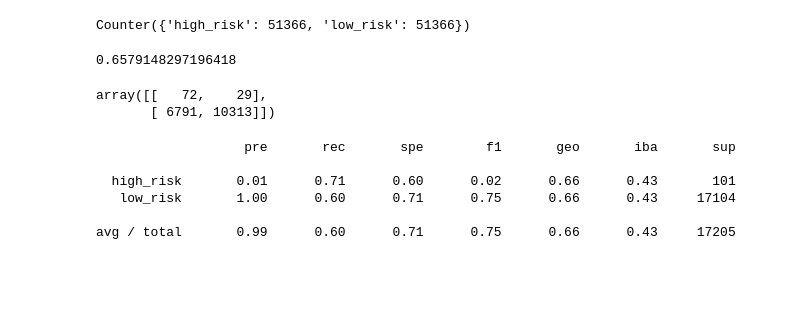
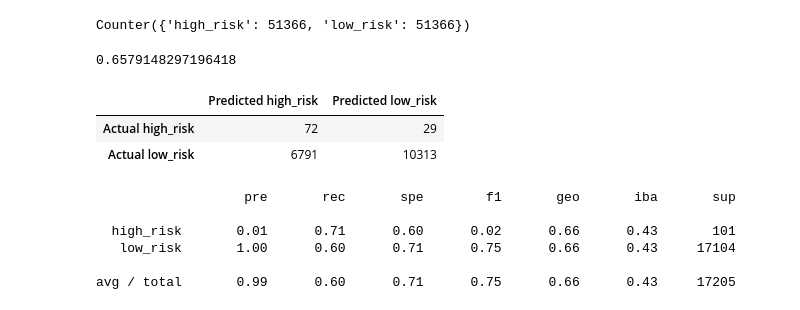
Before and after one commit to BHashemi2021/-Credit_Risk_Analysis, a Jupyter notebook: credit_risk_resampling.ipynb, the cells around one changed output. Drawn from its saved outputs; the diff is of its cells as text; code cells hidden in the pictures; blank space fills up the shorter version.

```diff
--- a/credit_risk_resampling.ipynb
+++ b/credit_risk_resampling.ipynb
@@ -163,11 +170,18 @@ balanced_accuracy_score(y_test, y_pred)
 # %%
 # Display the confusion matrix
 # YOUR CODE HERE
 from sklearn.metrics import confusion_matrix
-confusion_matrix(y_test, y_pred)
+cm = confusion_matrix(y_test, y_pred)
+
+
+# Creating a DataFrame from the confusion matrix.
+cmDF = pd.DataFrame(
+    cm, index=["Actual high_risk", "Actual low_risk"], columns=["Predicted high_risk", "Predicted low_risk"])
+cmDF
 # %% [output]
-array([[   72,    29],
-       [ 6791, 10313]])
+|  | Predicted high_risk | Predicted low_risk |
+| Actual high_risk | 72 | 29 |
+| Actual low_risk | 6791 | 10313 |
 # %%
 # Print the imbalanced classification report
 # YOUR CODE HERE
```
Also changed, not shown: parts of 4 cells of this notebook, 4 other files.
